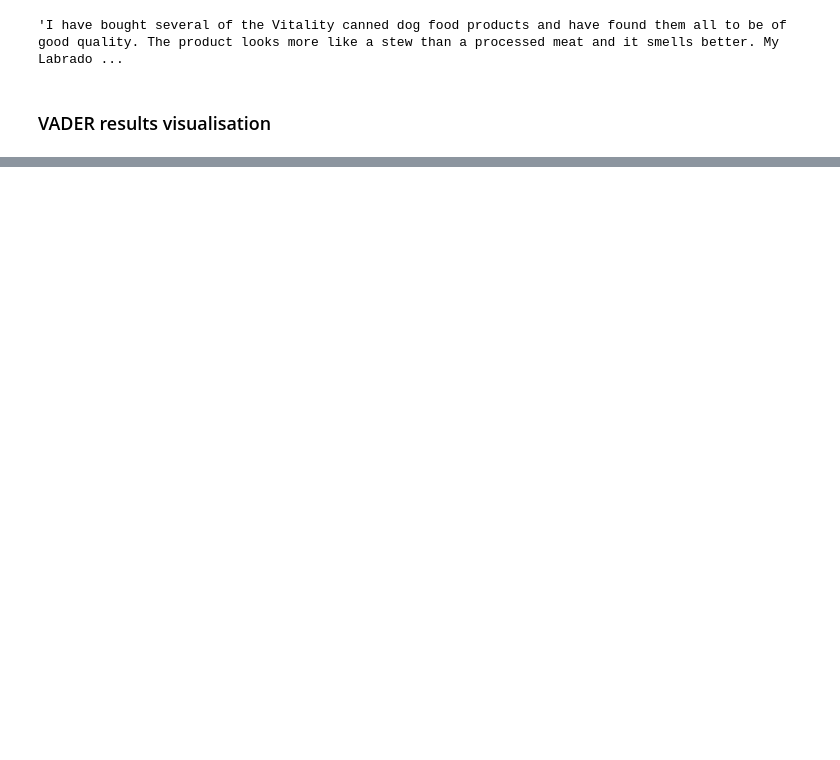
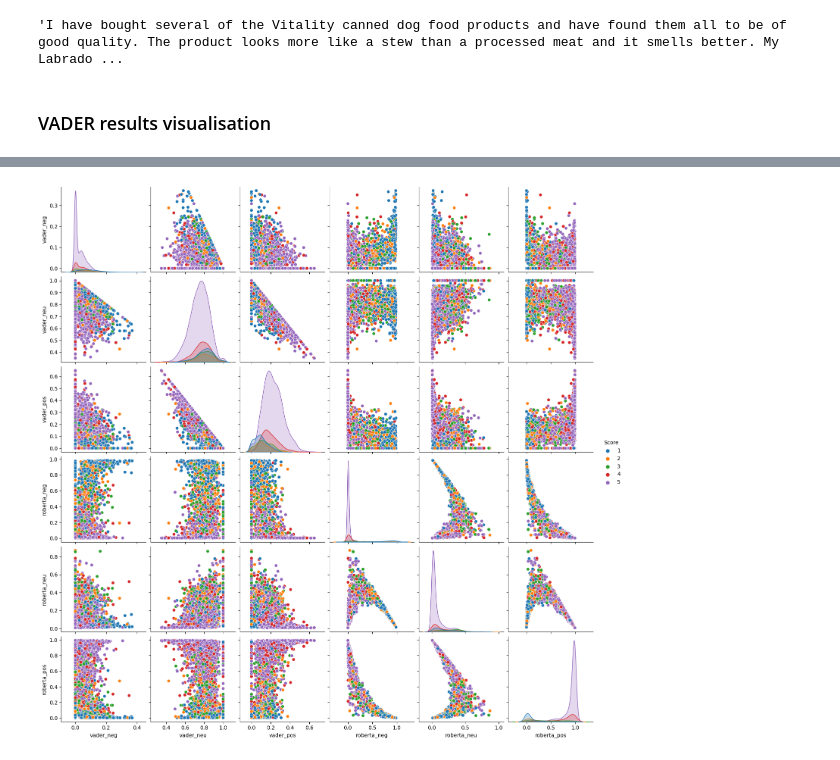
Before and after one commit to Lyu-Sterkh/Sentiment-analysis, a Jupyter notebook: Sentiment_Analysis.ipynb, the cells around one changed output, grey strips where cells are left out. Saved outputs shown, nothing was run; the diff lists cells and outputs as text; code cells hidden in the pictures; blank space fills up the shorter version.

```diff
--- a/Sentiment_Analysis.ipynb
+++ b/Sentiment_Analysis.ipynb
@@ -429,0 +476,27 @@ plt.show()
+# %%
+def polarity_scores_roberta(example):
+    encoded_text = tokenizer(example, return_tensors='pt')
+    output = model(**encoded_text)
+    scores = output[0][0].detach().numpy()
+    scores = softmax(scores)
+    scores_dict = {
+        'roberta_neg' : scores[0],
+        'roberta_neu' : scores[1],
+        'roberta_pos' : scores[2]
+    }
+    return scores_dict
+# %%
+res_roberta = {}
+for i, row in tqdm(df.iterrows(), total=len(df)):
+    try:
+        text = row['Text']
+        df_id = row['Id']
+        vader_result = sia.polarity_scores(text)
+        vader_result_rename = {}
+        for key, value in vader_result.items():
+            vader_result_rename[f"vader_{key}"] = value
+        roberta_result = polarity_scores_roberta(text)
+        both = {**vader_result_rename, **roberta_result}
+        res_roberta[df_id] = both
+    except RuntimeError:
+        print(f'Broke for id {df_id}')
@@ -429,0 +521,3 @@ plt.show()
+# %%
+results_df = pd.DataFrame(res_roberta)
+results_df.head()
@@ -429,0 +532,4 @@ plt.show()
+# %%
+results_df = results_df.T
+results_df = results_df.reset_index().rename(columns={'index': 'Id'})
+results_df = results_df.merge(df, how='left')
@@ -429,0 +567,10 @@ plt.show()
+# %%
+sns.pairplot(data=results_df,
+             vars=['vader_neg', 'vader_neu', 'vader_pos',
+                  'roberta_neg', 'roberta_neu', 'roberta_pos'],
+            hue='Score',
+            palette='tab10')
+plt.savefig('/content/drive/MyDrive/DS/ВКР/NLP/Vader_Roberta_comparison.jpeg')
+plt.show()
+# %% [output]
+[figure, added]
```
Also changed, not shown: parts of 40 cells of this notebook.
